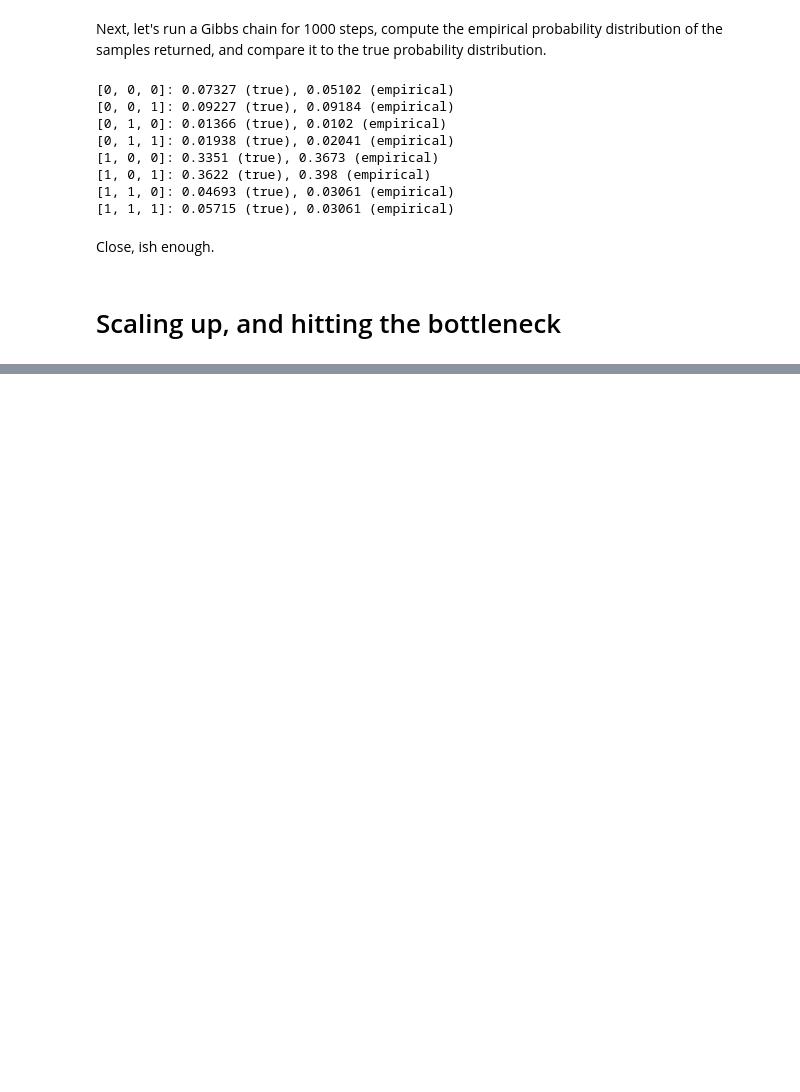
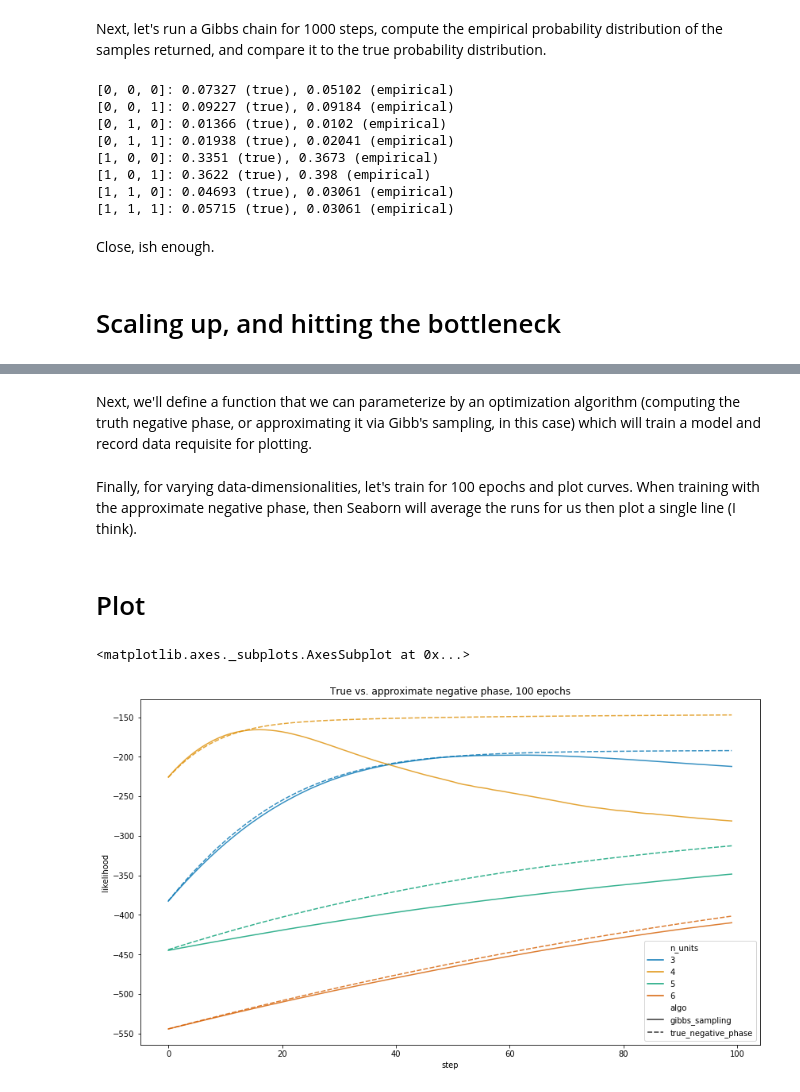
Before and after one commit to cavaunpeu/boltzmann-machines, a Jupyter notebook: boltzmann-machines-part-1.ipynb, the cells around one changed output, grey strips where cells are left out. Saved outputs shown, nothing was run; the diff lists cells and outputs as text; code cells hidden in the pictures; blank space fills up the shorter version.

Commit message:
add true negative phase vs. approximate negative phase ablations

```diff
--- a/boltzmann-machines-part-1.ipynb
+++ b/boltzmann-machines-part-1.ipynb
@@ -786,0 +640,2 @@ ax = sns.lineplot(x="elapsed", y="likelihood", hue="algo", legend='brief', data=
+# %% [markdown]
+Next, we'll define a function that we can parameterize by an optimization algorithm (computing the truth negative phase, or approximating it via Gibb's sampling, in this case) which will train a model and record data requisite for plotting.
@@ -786,0 +671,52 @@ ax = sns.lineplot(x="elapsed", y="likelihood", hue="algo", legend='brief', data=
+# %% [markdown]
+Finally, for varying data-dimensionalities, let's train for 100 epochs and plot curves. When training with the approximate negative phase, then Seaborn will average the runs for us then plot a single line (I think).
+# %%
+all_updates = []
+alpha = .1
+min_units, max_units = 3, 7
+
+for n_units in range(min_units, max_units):
+
+    np.random.seed(n_units)
+    p = np.random.uniform(size=n_units)
+    n_epochs = 100
+
+    if n_units % 5 == 0:
+        alpha /= 10
+
+    for run in range(5):
+        updates = train_model_for_n_epochs(
+            update_parameters_with_gibbs_sampling,
+            n_units=n_units,
+            epochs=100,
+            verbose=False,
+            alpha=alpha,
+            run_num=run+1,
+            p=p
+        )
+        all_updates.append(updates.assign(n_units=n_units))
+
+
+    for run in range(1):
+        updates = train_model_for_n_epochs(
+            update_parameters_with_true_negative_phase,
+            n_units=n_units,
+            epochs=100,
+            verbose=False,
+            alpha=alpha,
+            run_num=run+1,
+            p=p
+        )
+        all_updates.append(updates.assign(n_units=n_units))
+# %% [markdown]
+# Plot
+# %%
+df = pd.concat(all_updates)
+
+plt.figure(figsize=(14, 8))
+plt.title('True vs. approximate negative phase, 100 epochs')
+sns.lineplot(x="step", y="likelihood", hue="n_units", style="algo",
+                legend="full", data=df, ci=None, alpha=.8, palette=sns.color_palette("colorblind", max_units - min_units))
+# %% [output]
+<matplotlib.axes._subplots.AxesSubplot at 0x...>
+[figure, added]
```
Also changed, not shown: parts of 38 cells of this notebook.
